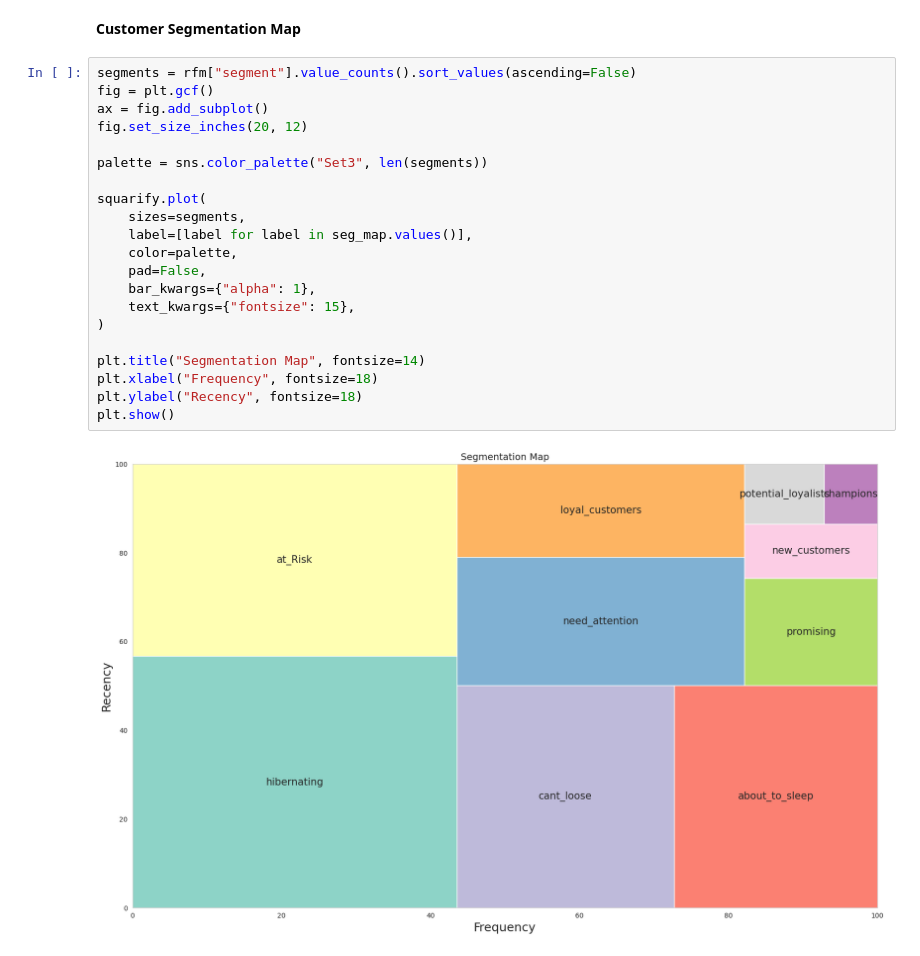
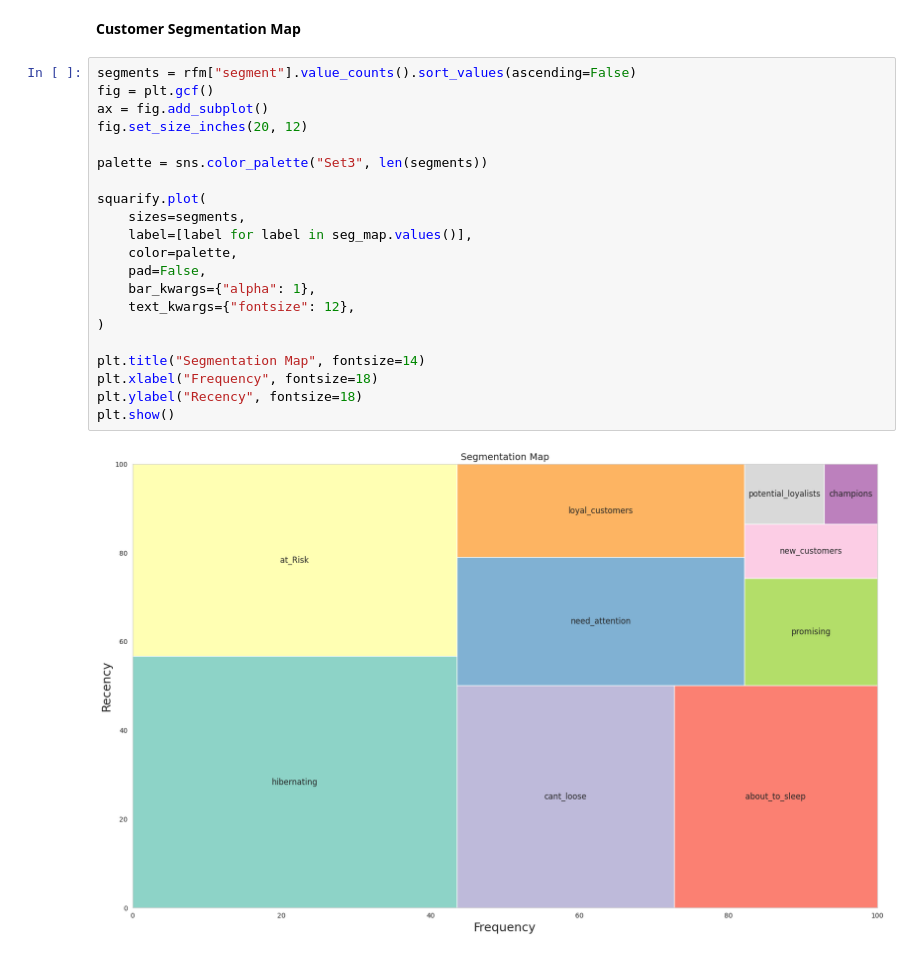
Before and after one commit to dilekdd/RFM_Analysis_II, a Jupyter notebook: rfm-analysis-ii.ipynb, the cells around one changed output. Cells and saved outputs as stored; diff of their text form.

```diff
--- a/rfm-analysis-ii.ipynb
+++ b/rfm-analysis-ii.ipynb
@@ -143,23 +143,23 @@ rfm.head()
 # %%
 segments = rfm["segment"].value_counts().sort_values(ascending=False)
 fig = plt.gcf()
 ax = fig.add_subplot()
 fig.set_size_inches(20, 12)
 
 palette = sns.color_palette("Set3", len(segments))
 
 squarify.plot(
     sizes=segments,
     label=[label for label in seg_map.values()],
     color=palette,
     pad=False,
     bar_kwargs={"alpha": 1},
-    text_kwargs={"fontsize": 15},
+    text_kwargs={"fontsize": 12},
 )
 
 plt.title("Segmentation Map", fontsize=14)
 plt.xlabel("Frequency", fontsize=18)
 plt.ylabel("Recency", fontsize=18)
 plt.show()
 # %% [output]
-[figure, old version]
+[figure, new version]
```
Also changed, not shown: parts of 1 cell of this notebook.
